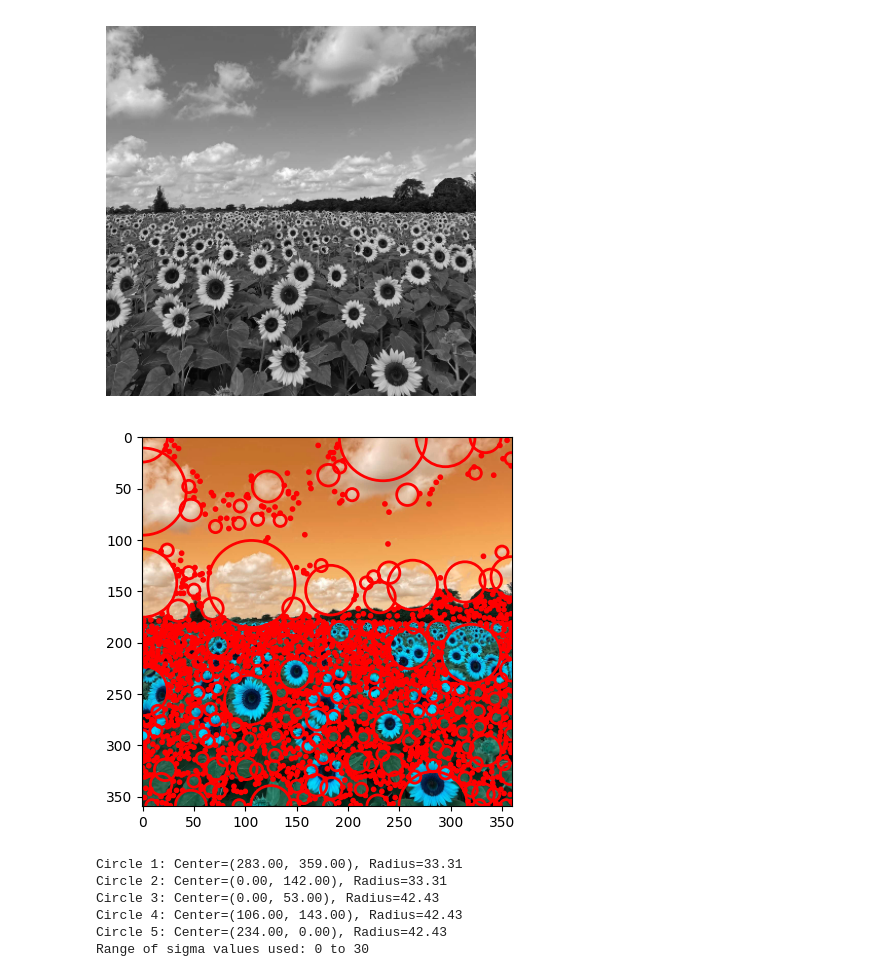
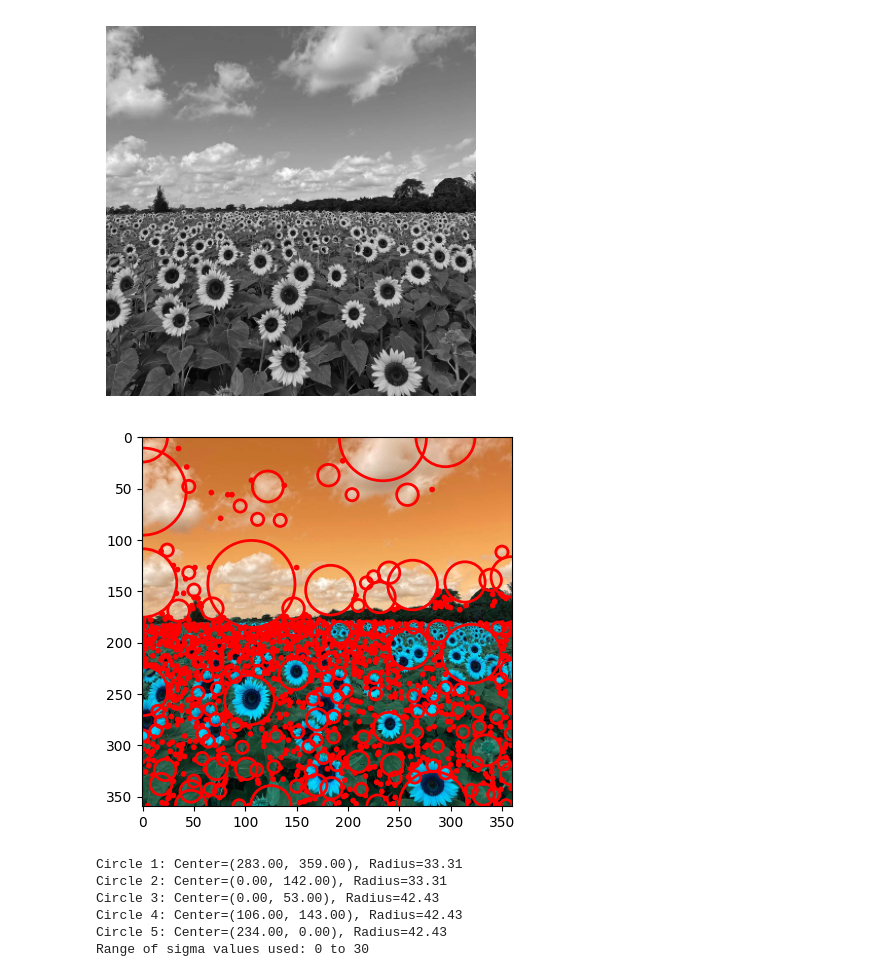
Before and after one commit to SamudraUduwaka/Fitting-and-Alignment, a Jupyter notebook: Q01.ipynb, the cells around one changed output. Drawn from its saved outputs; the diff is of its cells as text; code cells hidden in the pictures.

```diff
--- a/Q01.ipynb
+++ b/Q01.ipynb
@@ -30,25 +30,25 @@ ax.imshow(gray_image, cmap='gray')
 # %%
 # Perform Laplacian of Gaussian (LoG) blob detection
 # Parameters: max_sigma is the largest possible blob size, num_sigma defines the number of intermediate values for sigma
-blobs_log = blob_log(gray_image, max_sigma=30, num_sigma=10, threshold=0.02)
+blobs_log = blob_log(gray_image, max_sigma=30, num_sigma=10, threshold=0.05)
 
 # Compute radii in the 3rd column
 blobs_log[:, 2] = blobs_log[:, 2] * np.sqrt(2)
 
 # Draw detected blobs
 fig, ax = plt.subplots()
 ax.imshow(im)
 
 # Loop through blobs and plot them
 for blob in blobs_log:
     y, x, r = blob
     c = plt.Circle((x, y), r, color='red', linewidth=2, fill=False)
     ax.add_patch(c)
 
 # Show the plot with the detected blobs
 plt.show()
 # %% [output]
-[figure, old version]
+[figure, new version]
 # %%
 # Report parameters of the largest circles
 largest_blobs = blobs_log[np.argsort(blobs_log[:, 2])[-5:]]  # Get the largest 5 blobs
```
Also changed, not shown: parts of 1 cell of this notebook, 1 other file.
